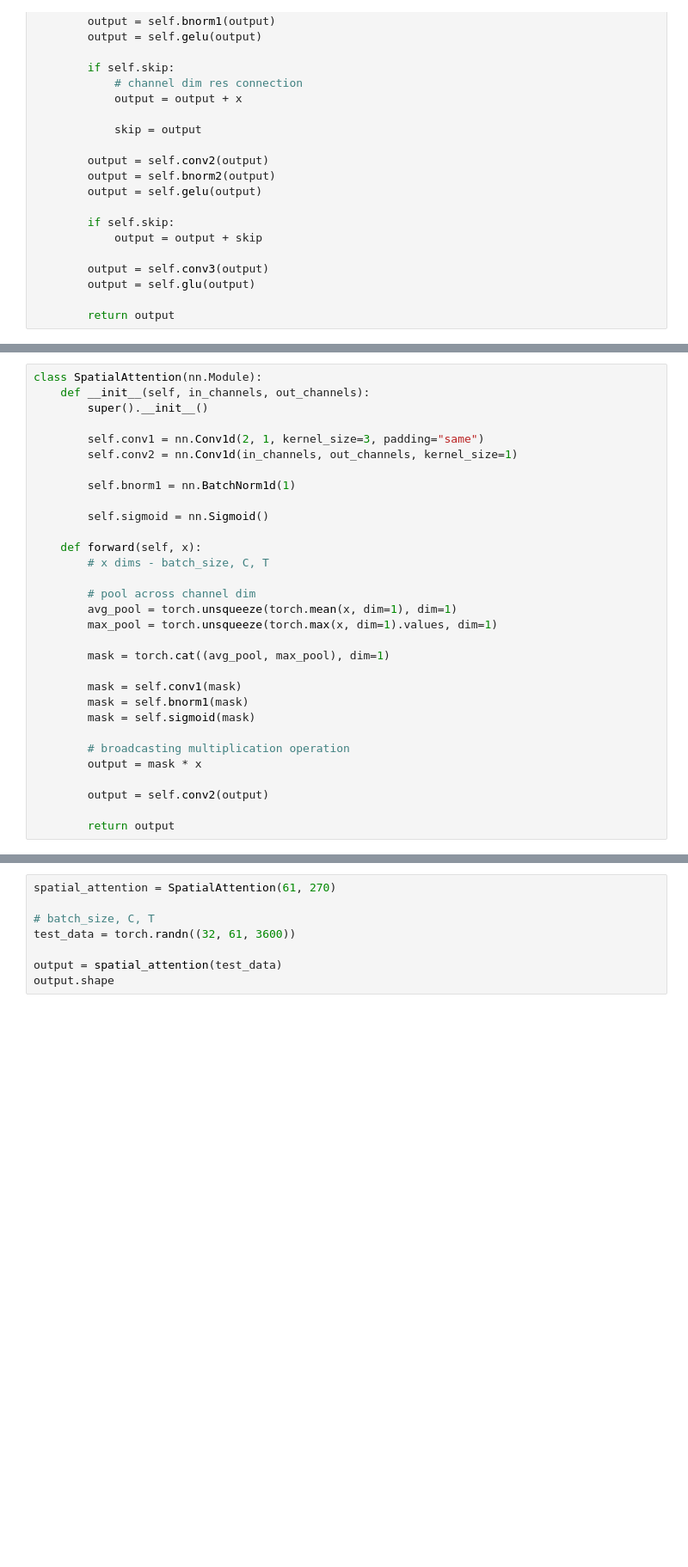
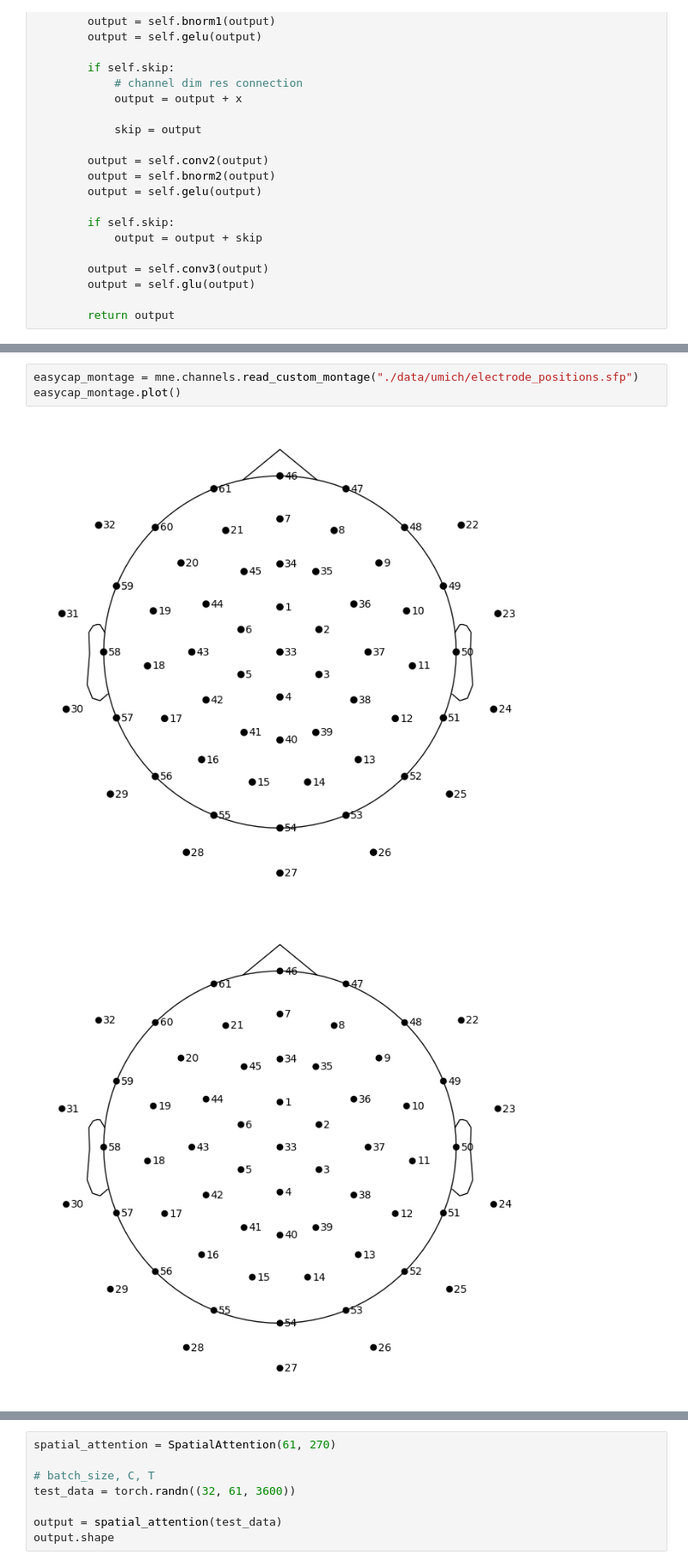
Before and after one commit to Cyb3rBlaze/Facebook-Decoding-Implementation, a Jupyter notebook: brain_model.ipynb, the cells around one changed output, grey strips where cells are left out. Shown at 86% size. Cells and saved outputs as stored; diff of their text form; blank space fills up the shorter version.

```diff
--- a/brain_model.ipynb
+++ b/brain_model.ipynb
@@ -67,31 +73,6 @@ torch.Size([32, 320, 3600])
-# %%
-class SpatialAttention(nn.Module):
-    def __init__(self, in_channels, out_channels):
-        super().__init__()
-
-        self.conv1 = nn.Conv1d(2, 1, kernel_size=3, padding="same")
-        self.conv2 = nn.Conv1d(in_channels, out_channels, kernel_size=1)
-
-        self.bnorm1 = nn.BatchNorm1d(1)
-
-        self.sigmoid = nn.Sigmoid()
-
-    def forward(self, x):
-        # x dims - batch_size, C, T
-
-        # pool across channel dim
-        avg_pool = torch.unsqueeze(torch.mean(x, dim=1), dim=1)
-        max_pool = torch.unsqueeze(torch.max(x, dim=1).values, dim=1)
-
-        mask = torch.cat((avg_pool, max_pool), dim=1)
-
-        mask = self.conv1(mask)
-        mask = self.bnorm1(mask)
-        mask = self.sigmoid(mask)
-
-        # broadcasting multiplication operation
-        output = mask * x
-
-        output = self.conv2(output)
-
-        return output
+# %%
+easycap_montage = mne.channels.read_custom_montage("./data/umich/electrode_positions.sfp")
+easycap_montage.plot()
+# %% [output]
+[figure, added]
+[figure, added]
```
Also changed, not shown: parts of 6 cells of this notebook, 4 other files.
